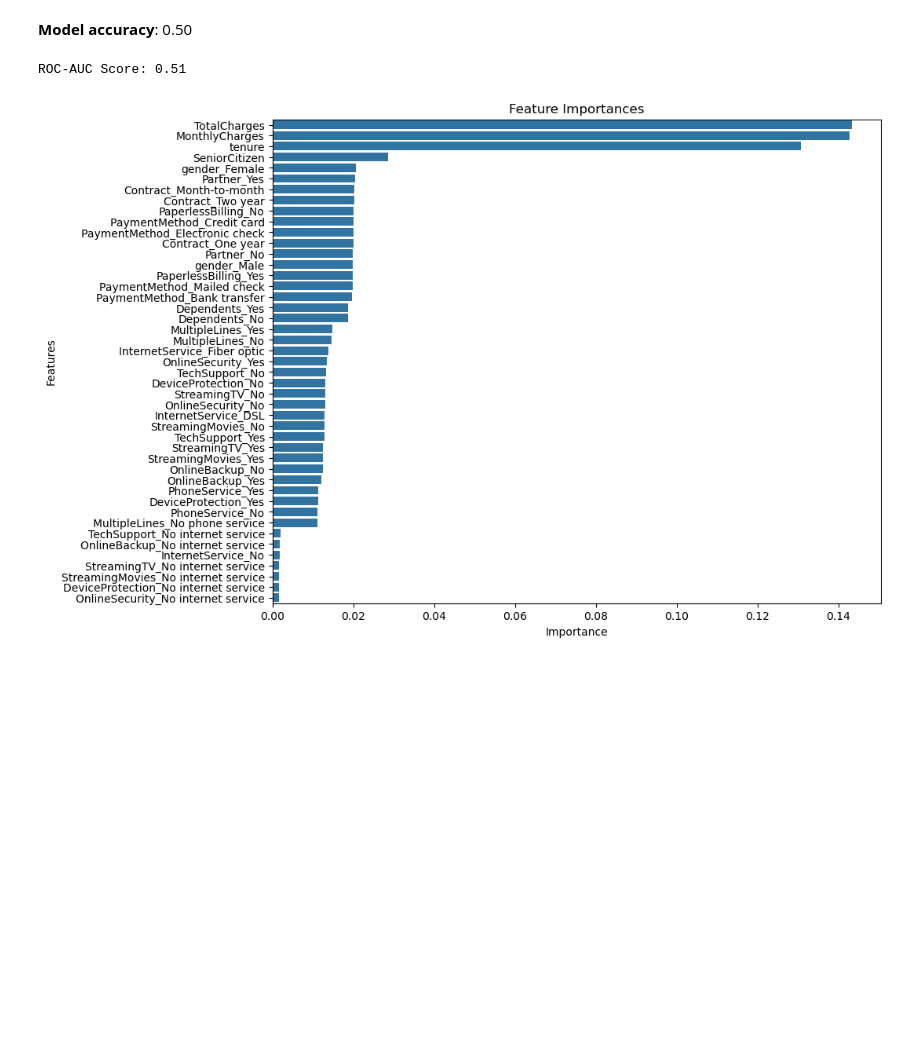
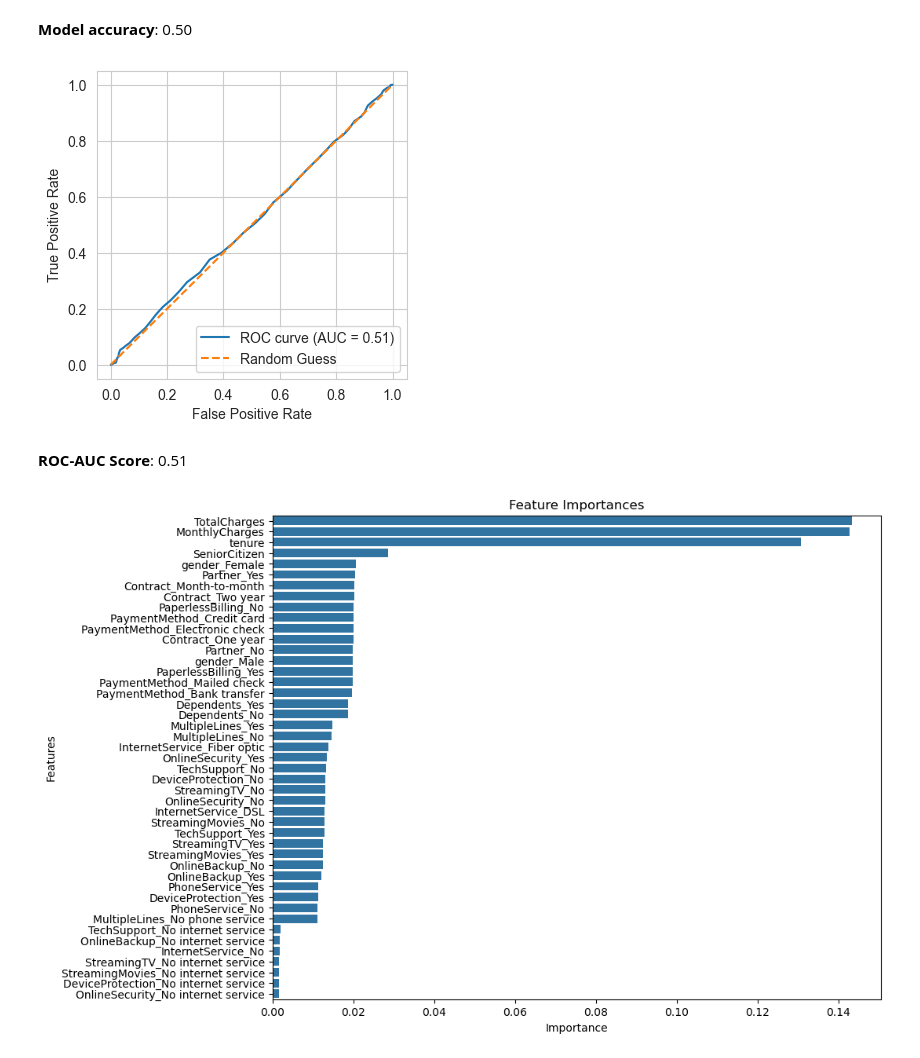
Before and after one commit to huixincai/customer-churn-analysis, a Jupyter notebook: Customer-churn-Analysis.ipynb, the cells around one changed output. Saved outputs shown, nothing was run; the diff lists cells and outputs as text; code cells hidden in the pictures; blank space fills up the shorter version.

Commit message:
added roc graph

```diff
--- a/Customer-churn-Analysis.ipynb
+++ b/Customer-churn-Analysis.ipynb
@@ -496,16 +497,28 @@ Markdown(f'**Model accuracy**: {accuracy:.2f}')
 | macro avg | 0.50 | 0.50 | 0.50 | 1764.00 |
 | weighted avg | 0.50 | 0.50 | 0.50 | 1764.00 |
 **Model accuracy**: 0.50
-# %%
-# Calculate ROC-AUC score
-
-from sklearn.metrics import accuracy_score, classification_report, confusion_matrix, roc_auc_score
-
-y_prob = modelrfc.predict_proba(X_test)[:, 1]  # Probability predictions for class 1
-roc_auc = roc_auc_score(y_test, y_prob)
-print(f'ROC-AUC Score: {roc_auc:.2f}')
-# %% [output]
-ROC-AUC Score: 0.51
+# %%
+y_test_encoded = np.where(y_test == 'Yes', 1, 0)
+roc_auc = roc_auc_score(y_test, y_prob)
+
+y_prob = modelrfc.predict_proba(X_test)[:, 1]  # Probability predictions for class 1
+fpr, tpr, _ = sklearn.metrics.roc_curve(y_test_encoded, y_prob)
+roc_auc = sklearn.metrics.auc(fpr, tpr)
+
+plt.figure(figsize=(4, 4))
+sns.lineplot(x=fpr, y=tpr, label='ROC curve (AUC = %0.2f)' % roc_auc)
+sns.lineplot(x=[0, 1], y=[0, 1], linestyle='--', label='Random Guess')
+
+plt.xlabel('False Positive Rate')
+plt.ylabel('True Positive Rate')
+plt.legend(loc='lower right')
+
+plt.show()
+
+Markdown(f'**ROC-AUC Score**: {roc_auc:.2f}')
+# %% [output]
+[figure, added]
+**ROC-AUC Score**: 0.51
 # %%
 # Feature importances for Random forest classifiers
 feature_importances = modelrfc.feature_importances_
```
Also changed, not shown: parts of 1 cell of this notebook.
